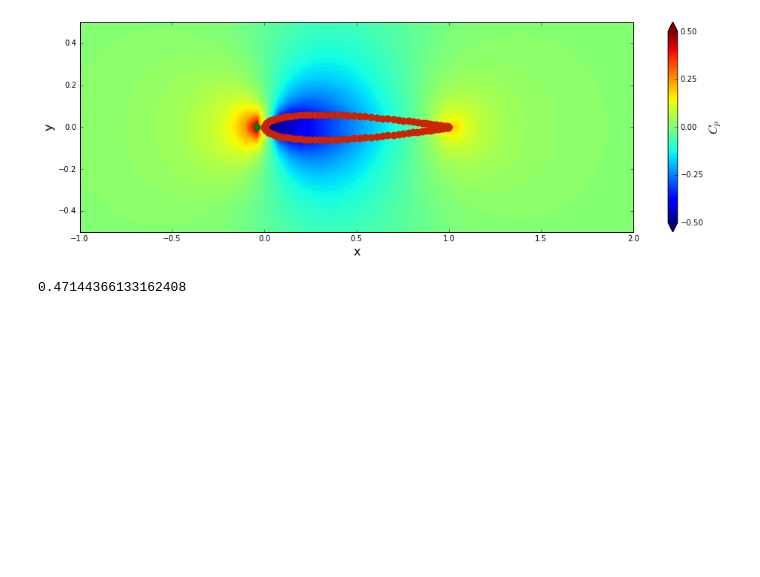
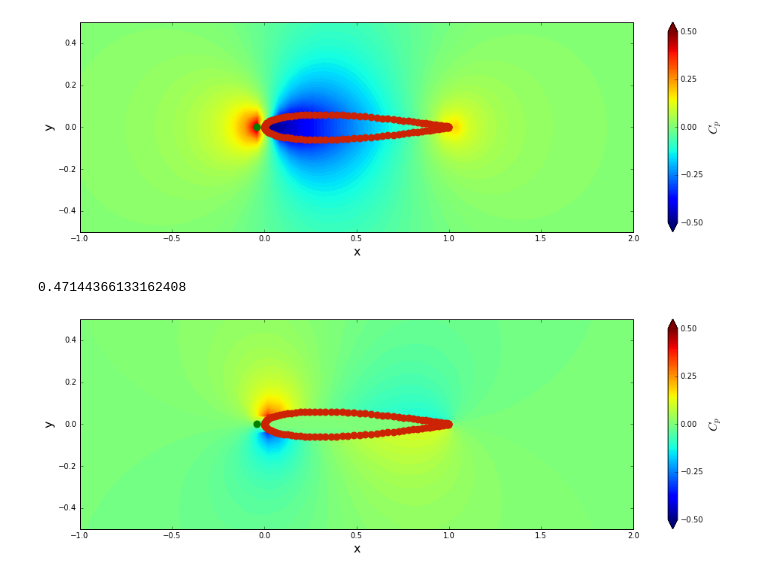
Before and after one commit to jennakosborn/mae6226, a Jupyter notebook: Assignment01.ipynb, the cells around one changed output. Cells and saved outputs as stored; diff of their text form; code cells hidden in the pictures; blank space fills up the shorter version.

```diff
--- a/Assignment01.ipynb
+++ b/Assignment01.ipynb
@@ -106,3 +106,19 @@ pyplot.scatter(X[cpmax], Y[cpmax], color = 'g', s = 80, marker = 'o');
 cp[cpmax]
 # %% [output]
 0.47144366133162408
+# %%
+## plotting the pressure coefficient field
+size = 15
+pyplot.figure(figsize=(1.1*size, (y_end-y_start)/(x_end-x_start)*size))
+pyplot.xlabel('x', fontsize=16)
+pyplot.ylabel('y', fontsize=16)
+pyplot.xlim(x_start, x_end)
+pyplot.ylim(y_start, y_end)
+contf = pyplot.contourf(X, Y, v, levels=numpy.linspace(-0.5, 0.50, 100), extend='both')
+cbar = pyplot.colorbar(contf)
+cbar.set_label('$C_p$', fontsize=16)
+cbar.set_ticks([-0.5, -0.25, 0.0, 0.25, 0.5])
+pyplot.scatter(x_sources, y_sources, color='#CD2305', s=80, marker='o');
+pyplot.scatter(X[cpmax], Y[cpmax], color = 'g', s = 80, marker = 'o');
+# %% [output]
+[figure, added]
```
Also changed, not shown: parts of 1 cell of this notebook.
